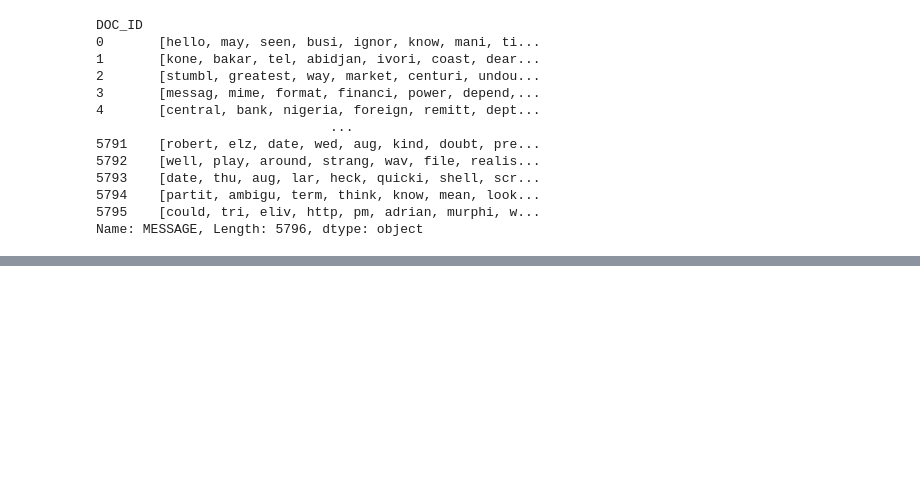
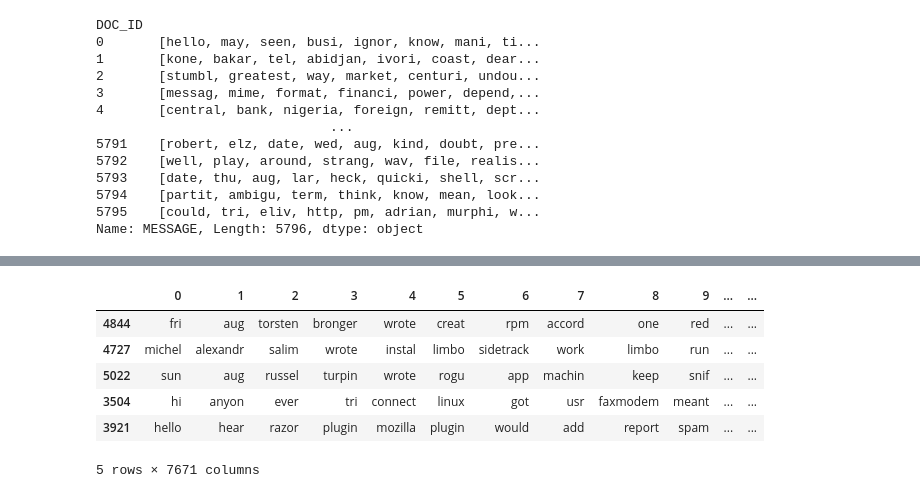
Before and after one commit to suyashmadhesia/spam-mail-classifier, a Jupyter notebook: Spam Classifier.ipynb, the cells around one changed output, grey strips where cells are left out. Drawn from its saved outputs; the diff is of its cells as text; code cells hidden in the pictures; blank space fills up the shorter version.

```diff
--- a/Spam Classifier.ipynb
+++ b/Spam Classifier.ipynb
@@ -429,0 +464,10 @@ Name: MESSAGE, Length: 5796, dtype: object
+# %%
+X_train.head()
+# %% [output]
+|  | 0 | 1 | 2 | 3 | 4 | 5 | 6 | 7 | 8 | 9 | ... | ... |
+| 4844 | fri | aug | torsten | bronger | wrote | creat | rpm | accord | one | red | ... | ... |
+| 4727 | michel | alexandr | salim | wrote | instal | limbo | sidetrack | work | limbo | run | ... | ... |
+| 5022 | sun | aug | russel | turpin | wrote | rogu | app | machin | keep | snif | ... | ... |
+| 3504 | hi | anyon | ever | tri | connect | linux | got | usr | faxmodem | meant | ... | ... |
+| 3921 | hello | hear | razor | plugin | mozilla | plugin | would | add | report | spam | ... | ... |
+5 rows × 7671 columns
```
Also changed, not shown: parts of 15 cells of this notebook.
